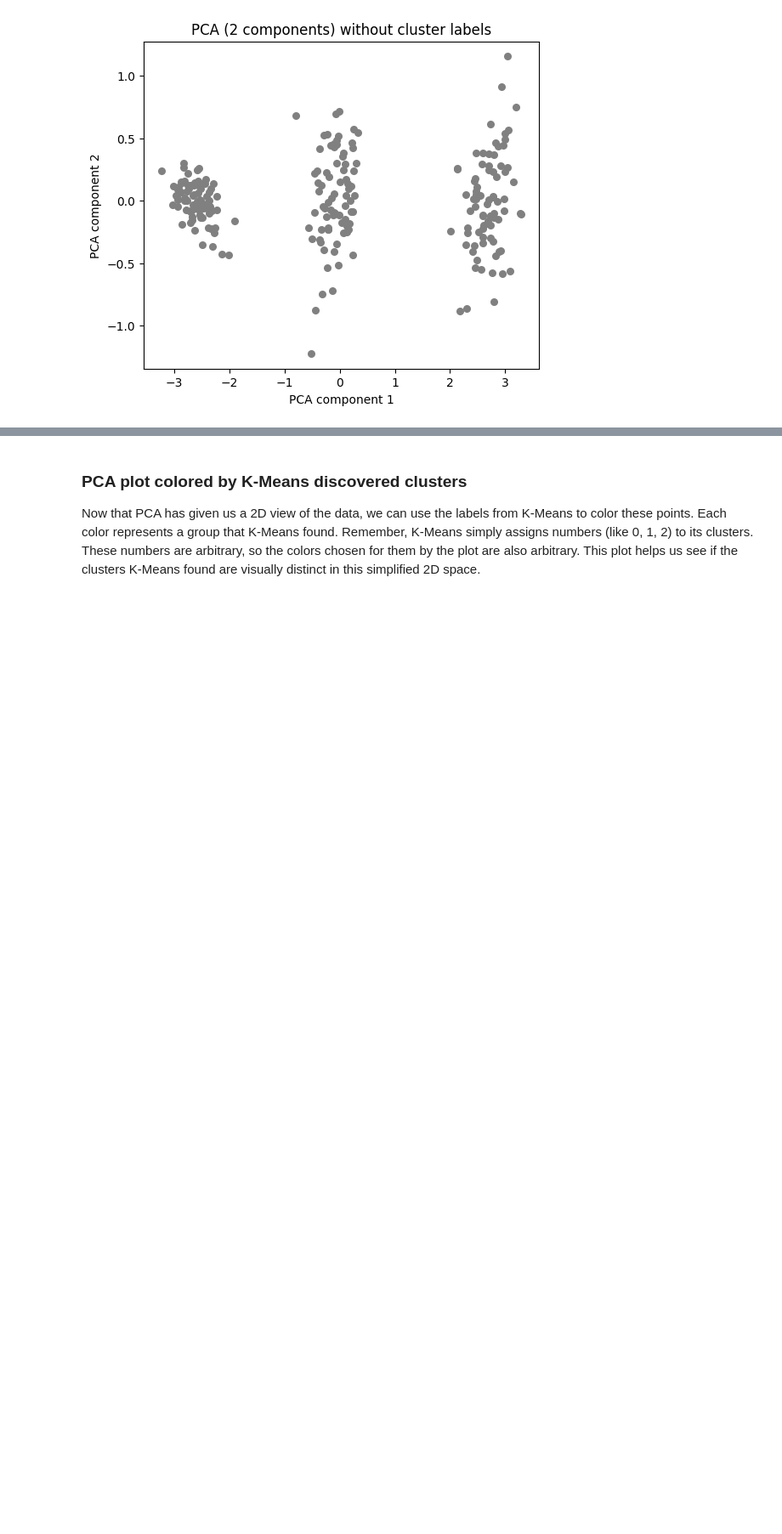
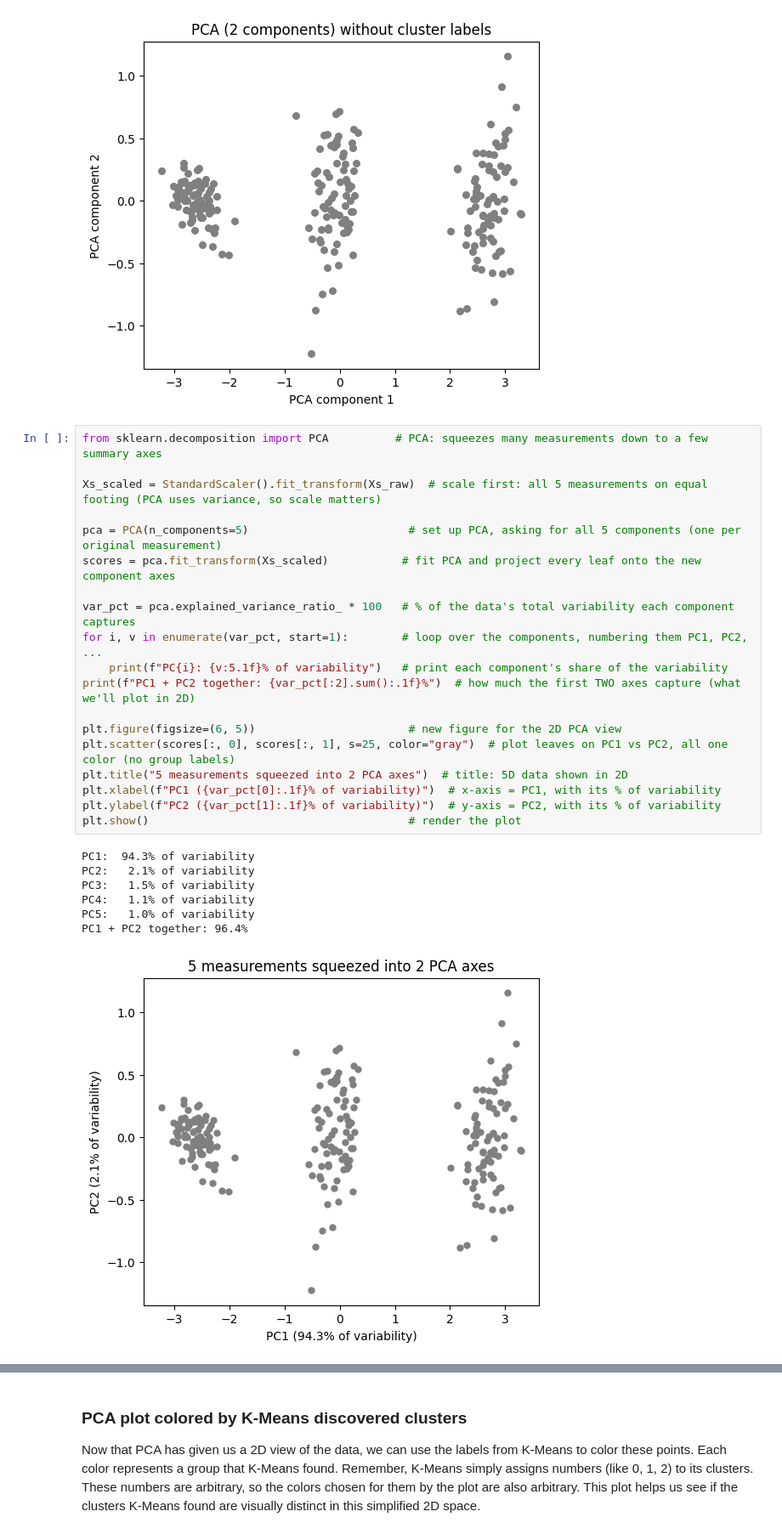
Before and after one commit to PlantHealth-Analytics/topics_ai, a Jupyter notebook: 9_1_Unsupervised_Clustering_2026_1.ipynb, the cells around one changed output, grey strips where cells are left out. Shown at 85% size. Drawn from its saved outputs; the diff is of its cells as text; blank space fills up the shorter version.

```diff
--- a/9_1_Unsupervised_Clustering_2026_1.ipynb
+++ b/9_1_Unsupervised_Clustering_2026_1.ipynb
@@ -525,3 +497,30 @@ plt.ylabel("PCA component 2")
 plt.show()
 # %% [output]
 [figure]
+# %%
+from sklearn.decomposition import PCA          # PCA: squeezes many measurements down to a few summary axes
+
+Xs_scaled = StandardScaler().fit_transform(Xs_raw)  # scale first: all 5 measurements on equal footing (PCA uses variance, so scale matters)
+
+pca = PCA(n_components=5)                        # set up PCA, asking for all 5 components (one per original measurement)
+scores = pca.fit_transform(Xs_scaled)           # fit PCA and project every leaf onto the new component axes
+
+var_pct = pca.explained_variance_ratio_ * 100   # % of the data's total variability each component captures
+for i, v in enumerate(var_pct, start=1):        # loop over the components, numbering them PC1, PC2, ...
+    print(f"PC{i}: {v:5.1f}% of variability")   # print each component's share of the variability
+print(f"PC1 + PC2 together: {var_pct[:2].sum():.1f}%")  # how much the first TWO axes capture (what we'll plot in 2D)
+
+plt.figure(figsize=(6, 5))                       # new figure for the 2D PCA view
+plt.scatter(scores[:, 0], scores[:, 1], s=25, color="gray")  # plot leaves on PC1 vs PC2, all one color (no group labels)
+plt.title("5 measurements squeezed into 2 PCA axes")  # title: 5D data shown in 2D
+plt.xlabel(f"PC1 ({var_pct[0]:.1f}% of variability)")  # x-axis = PC1, with its % of variability
+plt.ylabel(f"PC2 ({var_pct[1]:.1f}% of variability)")  # y-axis = PC2, with its % of variability
+plt.show()                                       # render the plot
+# %% [output]
+PC1:  94.3% of variability
+PC2:   2.1% of variability
+PC3:   1.5% of variability
+PC4:   1.1% of variability
+PC5:   1.0% of variability
+PC1 + PC2 together: 96.4%
+[figure, added]
```
Also changed, not shown: parts of 27 cells of this notebook.
